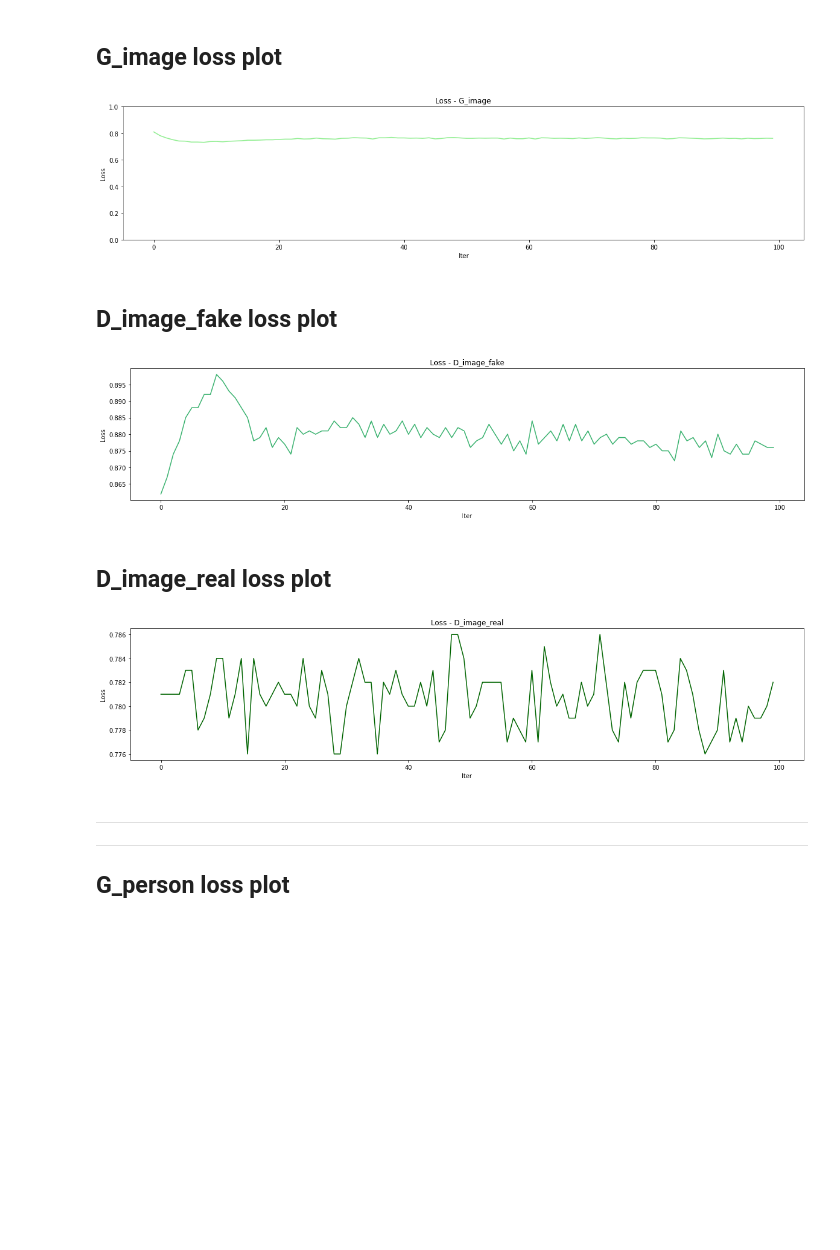
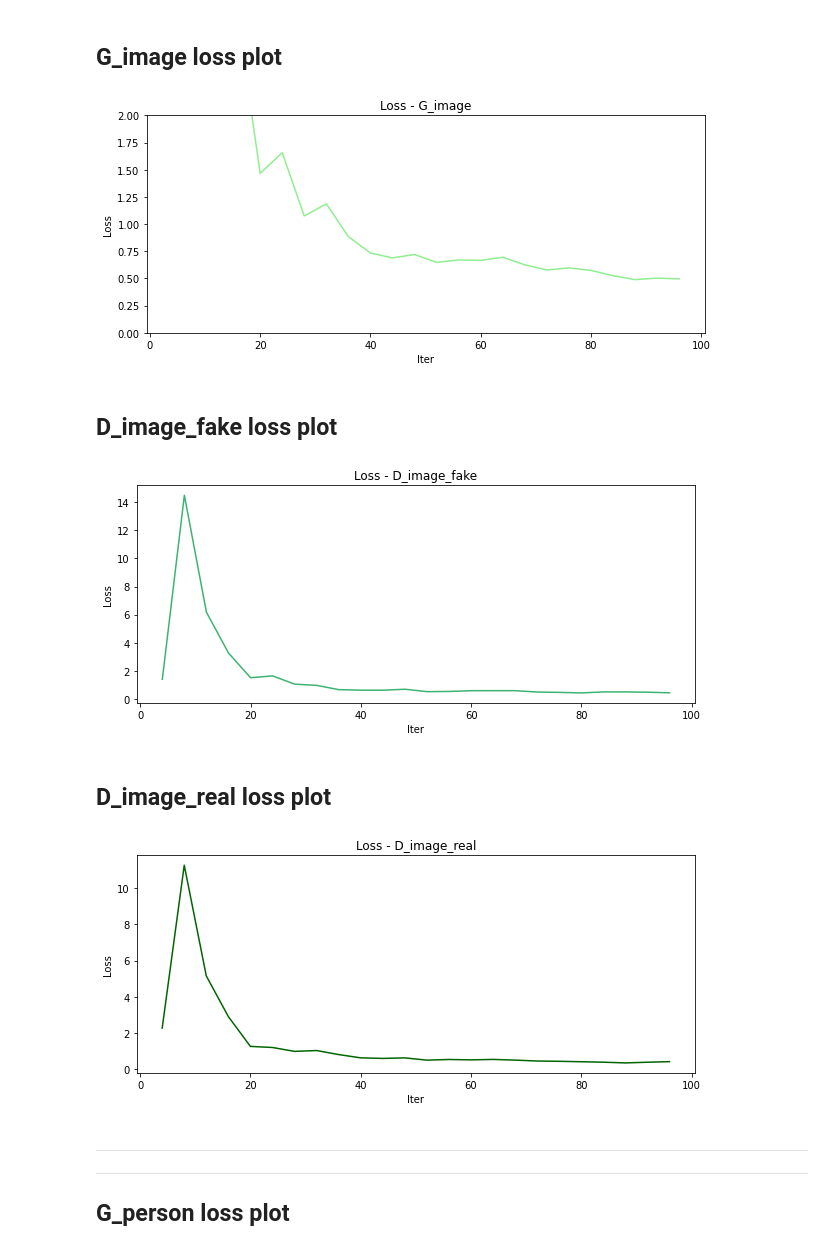
Before and after one commit to kaleighdouglas/AnonymizePeopleGAN, a Jupyter notebook: lisa/loss_plots/Plot Losses from A-GAN Log.ipynb, the cells around one changed output. Cells and saved outputs as stored; diff of their text form; code cells hidden in the pictures; blank space fills up the shorter version.

Commit message:
added learning rate to plots and changed log iters to total_iters

```diff
--- a/lisa/loss_plots/Plot Losses from A-GAN Log.ipynb
+++ b/lisa/loss_plots/Plot Losses from A-GAN Log.ipynb
@@ -6,11 +6,11 @@ import numpy as np
 import os
 
 import matplotlib.pyplot as plt
-plt.rcParams["figure.figsize"] = (20,4)
+plt.rcParams["figure.figsize"] = (10,4)
 # plt.rcParams["figure.figsize"] = (8,4)
 # %%
 ## Read Log File
-log_dir = 'experiment_agan_100_0_onlyg_i30'
+log_dir = 'experiment_bnorm_bs4'
 with open('../checkpoints/'+log_dir+'/loss_log.txt', 'r') as f:
     log = f.read()
 
@@ -72,0 +82,13 @@ count
+# %%
+# Data for plotting
+x = log_dict['iters']
+y = log_dict['lr']
+fig, ax = plt.subplots()
+ax.plot(x, y, 'black')
+
+ax.set(xlabel='Iter', ylabel='Learning Rate',
+       title='Learning Rate Schedule')
+# plt.ylim(0, 2)
+if SAVE:
+    fig.savefig(log_dir +'/'+ log_dir + "_learning_rate.png")
+plt.show()
@@ -74,44 +98,44 @@ count
 ## G_image loss plot
 # %%
 # Data for plotting
-x = log_dict['i']
+x = log_dict['iters']
 try:
     y = log_dict['G_image']
 except:
     y = log_dict['G_GAN_image']
 fig, ax = plt.subplots()
 ax.plot(x, y, 'lightgreen')
 
 ax.set(xlabel='Iter', ylabel='Loss',
        title='Loss - G_image')
-plt.ylim(0, 1)
+plt.ylim(0, 2)
 if SAVE:
     fig.savefig(log_dir +'/'+ log_dir + "_loss_G_image.png")
 plt.show()
 # %% [output]
-[figure, old version]
+[figure, new version]
 # %% [markdown]
 ## D_image_fake loss plot
 # %%
 # Data for plotting
-x = log_dict['i']
+x = log_dict['iters']
 y = log_dict['D_image_fake']
 fig, ax = plt.subplots()
 ax.plot(x, y, 'mediumseagreen')
 
 ax.set(xlabel='Iter', ylabel='Loss',
        title='Loss - D_image_fake')
-# plt.ylim(0, 1)
+# plt.ylim(0, 1.5)
 if SAVE:
     fig.savefig(log_dir +'/'+ log_dir + "_loss_D_image_fake.png")
 plt.show()
 # %% [output]
-[figure, old version]
+[figure, new version]
 # %% [markdown]
 ## D_image_real loss plot
 # %%
 # Data for plotting
-x = log_dict['i']
+x = log_dict['iters']
 y = log_dict['D_image_real']
 fig, ax = plt.subplots()
 # ax.plot(x, y, 'forestgreen')
@@ -119,12 +143,12 @@ ax.plot(x, y, 'darkgreen')
 
 ax.set(xlabel='Iter', ylabel='Loss',
        title='Loss - D_image_real')
-# plt.ylim(0, 2)
+# plt.ylim(0, 1.5)
 if SAVE:
     fig.savefig(log_dir +'/'+ log_dir + "_loss_D_image_real.png")
 plt.show()
 # %% [output]
-[figure, old version]
+[figure, new version]
 # %% [markdown]
 ---
 ---
```
Also changed, not shown: parts of 13 cells of this notebook, 3 other files.
